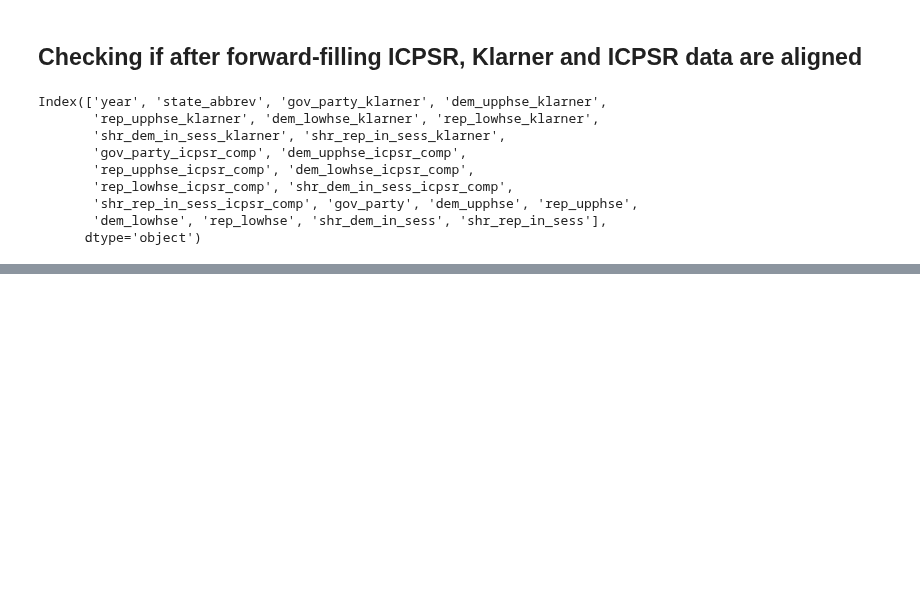
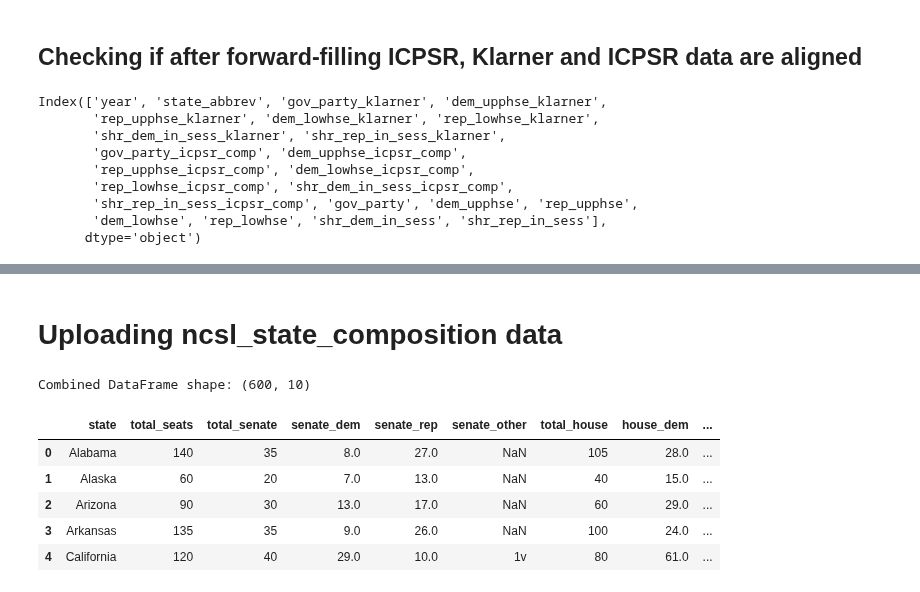
Before and after one commit to batShimon/similarity_data, a Jupyter notebook: merging_Klarner_and_ICPSR.ipynb, the cells around one changed output, grey strips where cells are left out. Drawn from its saved outputs; the diff is of its cells as text; code cells hidden in the pictures; blank space fills up the shorter version.

```diff
--- a/merging_Klarner_and_ICPSR.ipynb
+++ b/merging_Klarner_and_ICPSR.ipynb
@@ -617,0 +794,32 @@ Name: count, dtype: int64
+# %% [markdown]
+# Uploading ncsl_state_composition data
+# %%
+# Folder path where CSV files are stored
+folder_path = os.path.join(raw_data_dir, "ncsl_statepartisancomposition")
+
+# List all CSV files in the folder
+csv_files = [f for f in os.listdir(folder_path) if f.endswith('.csv')]
+
+# Efficiently load and concatenate all CSV files
+ncsl_dfs = []  # List to hold individual DataFrames
+for file in csv_files:
+    file_path = os.path.join(folder_path, file)
+    ncsl_df = pd.read_csv(file_path)
+    ncsl_dfs.append(ncsl_df)
+
+# Concatenate all DataFrames into one
+ncsl_df = pd.concat(ncsl_dfs, ignore_index=True)
+
+# Display the combined DataFrame shape
+print(f"Combined DataFrame shape: {ncsl_df.shape}")
+# %% [output]
+Combined DataFrame shape: (600, 10)
+# %%
+ncsl_df.head()
+# %% [output]
+|  | state | total_seats | total_senate | senate_dem | senate_rep | senate_other | total_house | house_dem | ... |
+| 0 | Alabama | 140 | 35 | 8.0 | 27.0 | NaN | 105 | 28.0 | ... |
+| 1 | Alaska | 60 | 20 | 7.0 | 13.0 | NaN | 40 | 15.0 | ... |
+| 2 | Arizona | 90 | 30 | 13.0 | 17.0 | NaN | 60 | 29.0 | ... |
+| 3 | Arkansas | 135 | 35 | 9.0 | 26.0 | NaN | 100 | 24.0 | ... |
+| 4 | California | 120 | 40 | 29.0 | 10.0 | 1v | 80 | 61.0 | ... |
```
Also changed, not shown: parts of 24 cells of this notebook.
